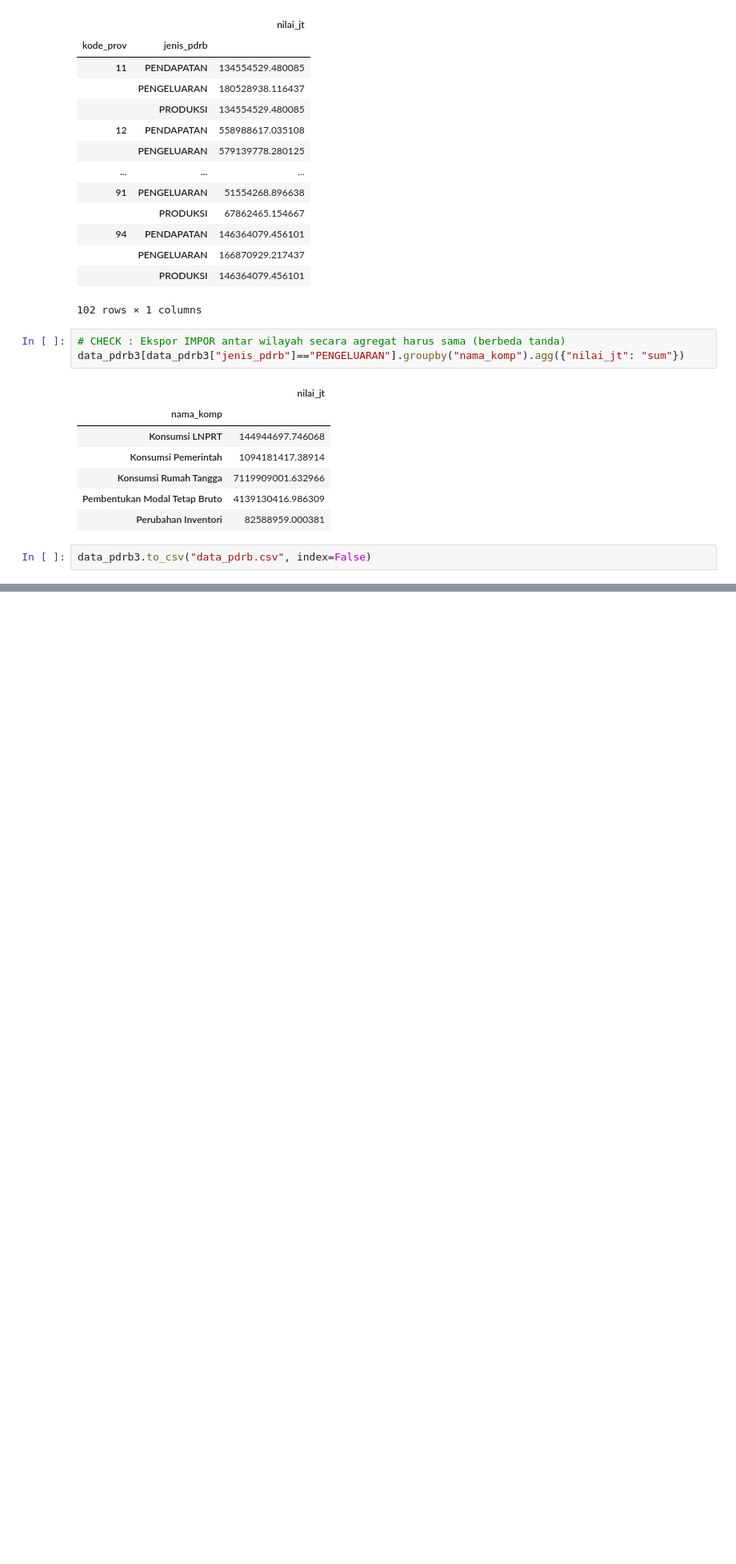
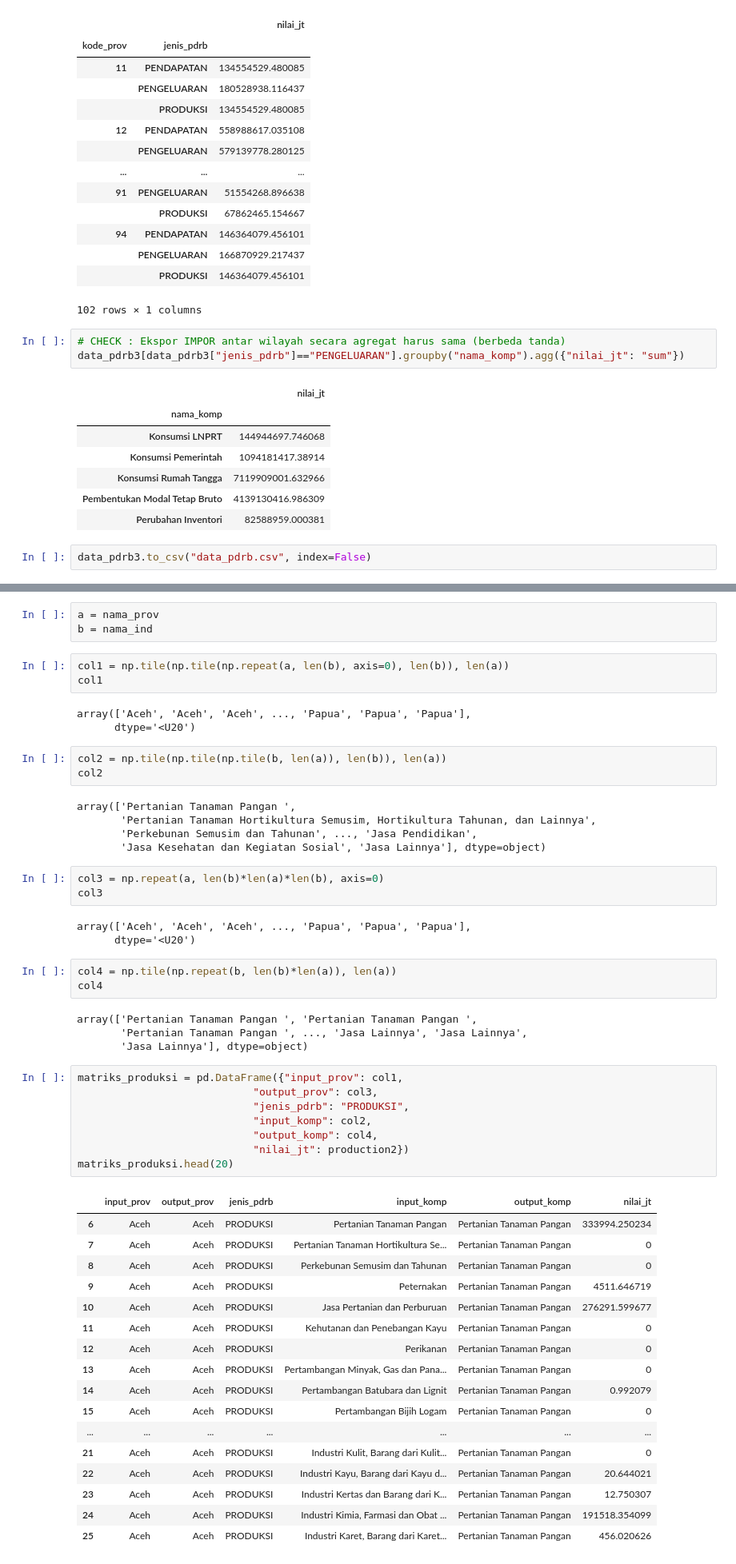
Before and after one commit to nurkhamidah/tryIRIO, a Jupyter notebook: temp.ipynb, the cells around one changed output, grey strips where cells are left out. Shown at 80% size. Cells and saved outputs as stored; diff of their text form; blank space fills up the shorter version.

Commit message:
FINISH making big table for production

```diff
--- a/temp.ipynb
+++ b/temp.ipynb
@@ -495,0 +567,56 @@ data_pdrb3.to_csv("data_pdrb.csv", index=False)
+# %%
+a = nama_prov
+b = nama_ind
+# %%
+col1 = np.tile(np.tile(np.repeat(a, len(b), axis=0), len(b)), len(a))
+col1
+# %% [output]
+array(['Aceh', 'Aceh', 'Aceh', ..., 'Papua', 'Papua', 'Papua'],
+      dtype='<U20')
+# %%
+col2 = np.tile(np.tile(np.tile(b, len(a)), len(b)), len(a))
+col2
+# %% [output]
+array(['Pertanian Tanaman Pangan ',
+       'Pertanian Tanaman Hortikultura Semusim, Hortikultura Tahunan, dan Lainnya',
+       'Perkebunan Semusim dan Tahunan', ..., 'Jasa Pendidikan',
+       'Jasa Kesehatan dan Kegiatan Sosial', 'Jasa Lainnya'], dtype=object)
+# %%
+col3 = np.repeat(a, len(b)*len(a)*len(b), axis=0)
+col3
+# %% [output]
+array(['Aceh', 'Aceh', 'Aceh', ..., 'Papua', 'Papua', 'Papua'],
+      dtype='<U20')
+# %%
+col4 = np.tile(np.repeat(b, len(b)*len(a)), len(a))
+col4
+# %% [output]
+array(['Pertanian Tanaman Pangan ', 'Pertanian Tanaman Pangan ',
+       'Pertanian Tanaman Pangan ', ..., 'Jasa Lainnya', 'Jasa Lainnya',
+       'Jasa Lainnya'], dtype=object)
+# %%
+matriks_produksi = pd.DataFrame({"input_prov": col1,
+                            "output_prov": col3,
+                            "jenis_pdrb": "PRODUKSI",
+                            "input_komp": col2,
+                            "output_komp": col4,
+                            "nilai_jt": production2})
+matriks_produksi.head(20)
+# %% [output]
+|  | input_prov | output_prov | jenis_pdrb | input_komp | output_komp | nilai_jt |
+| 6 | Aceh | Aceh | PRODUKSI | Pertanian Tanaman Pangan | Pertanian Tanaman Pangan | 333994.250234 |
+| 7 | Aceh | Aceh | PRODUKSI | Pertanian Tanaman Hortikultura Se... | Pertanian Tanaman Pangan | 0 |
+| 8 | Aceh | Aceh | PRODUKSI | Perkebunan Semusim dan Tahunan | Pertanian Tanaman Pangan | 0 |
+| 9 | Aceh | Aceh | PRODUKSI | Peternakan | Pertanian Tanaman Pangan | 4511.646719 |
+| 10 | Aceh | Aceh | PRODUKSI | Jasa Pertanian dan Perburuan | Pertanian Tanaman Pangan | 276291.599677 |
+| 11 | Aceh | Aceh | PRODUKSI | Kehutanan dan Penebangan Kayu | Pertanian Tanaman Pangan | 0 |
+| 12 | Aceh | Aceh | PRODUKSI | Perikanan | Pertanian Tanaman Pangan | 0 |
+| 13 | Aceh | Aceh | PRODUKSI | Pertambangan Minyak, Gas dan Pana... | Pertanian Tanaman Pangan | 0 |
+| 14 | Aceh | Aceh | PRODUKSI | Pertambangan Batubara dan Lignit | Pertanian Tanaman Pangan | 0.992079 |
+| 15 | Aceh | Aceh | PRODUKSI | Pertambangan Bijih Logam | Pertanian Tanaman Pangan | 0 |
+| ... | ... | ... | ... | ... | ... | ... |
+| 21 | Aceh | Aceh | PRODUKSI | Industri Kulit, Barang dari Kulit... | Pertanian Tanaman Pangan | 0 |
+| 22 | Aceh | Aceh | PRODUKSI | Industri Kayu, Barang dari Kayu d... | Pertanian Tanaman Pangan | 20.644021 |
+| 23 | Aceh | Aceh | PRODUKSI | Industri Kertas dan Barang dari K... | Pertanian Tanaman Pangan | 12.750307 |
+| 24 | Aceh | Aceh | PRODUKSI | Industri Kimia, Farmasi dan Obat ... | Pertanian Tanaman Pangan | 191518.354099 |
+| 25 | Aceh | Aceh | PRODUKSI | Industri Karet, Barang dari Karet... | Pertanian Tanaman Pangan | 456.020626 |
```
Also changed, not shown: parts of 8 cells of this notebook.
